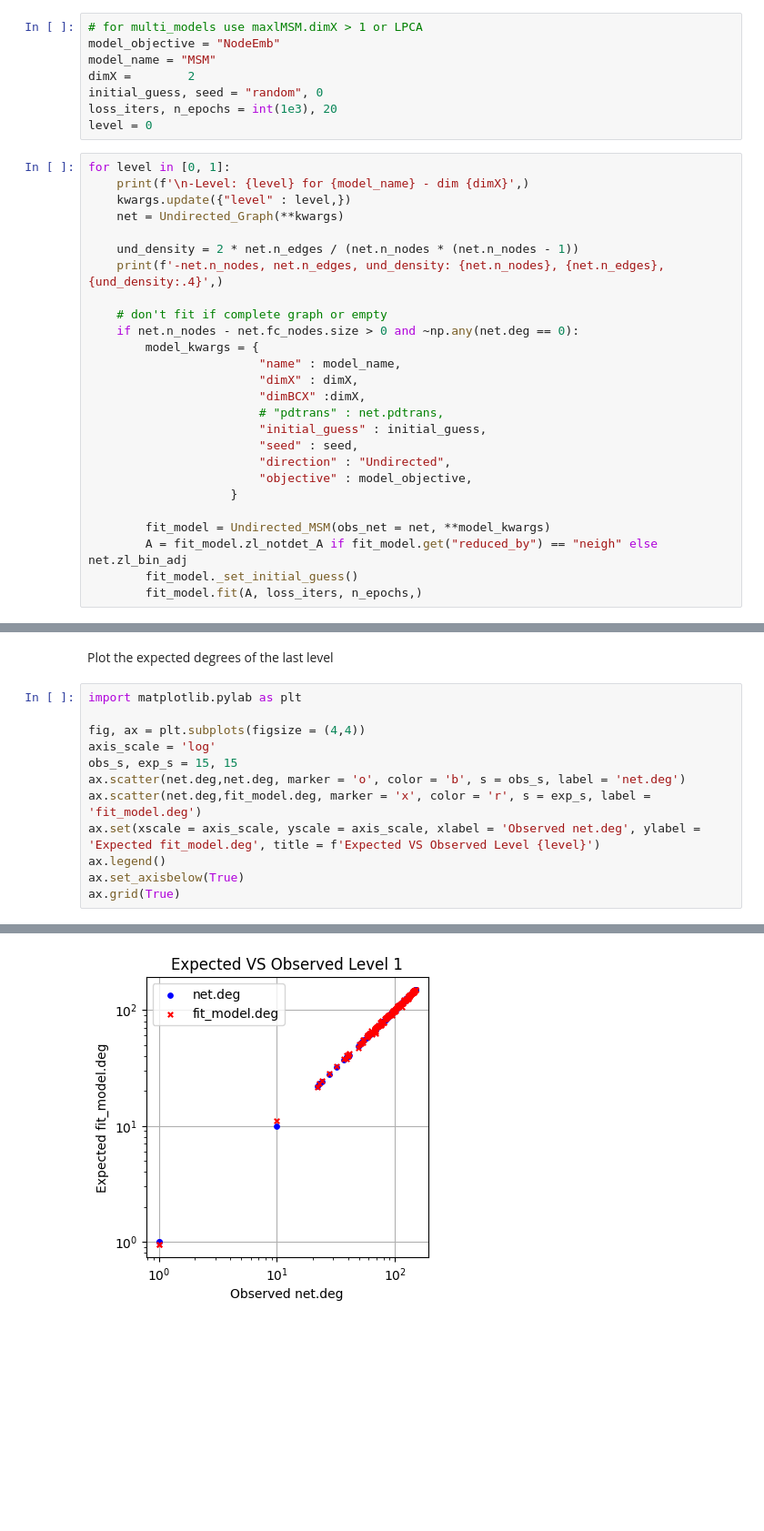
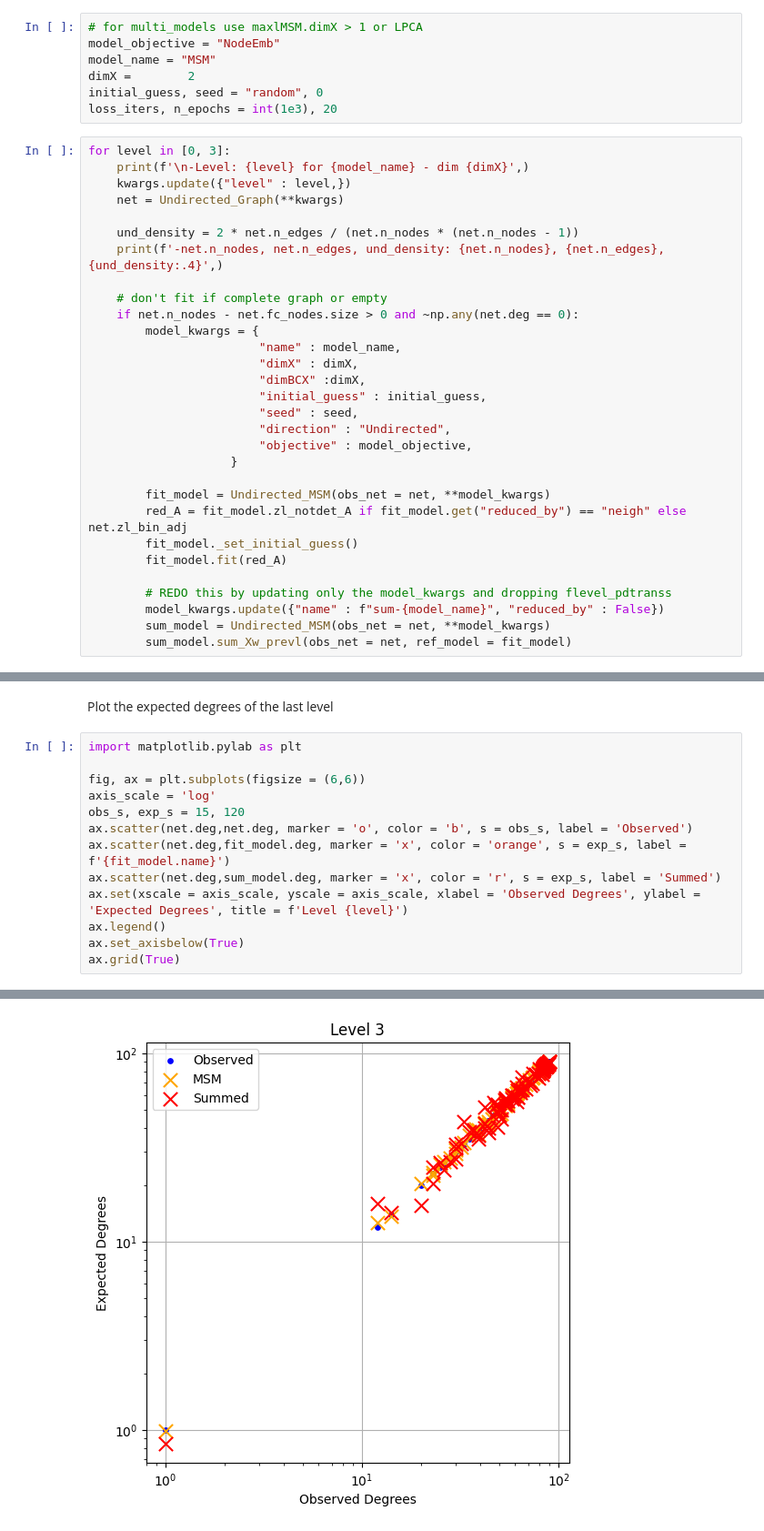
Before and after one commit to RMilock/multi-scale-node-embeddings, a Jupyter notebook: examples/node_embeddings.ipynb, the cells around one changed output, grey strips where cells are left out. Shown at 91% size. Saved outputs shown, nothing was run; the diff lists cells and outputs as text; blank space fills up the shorter version.

```diff
--- a/examples/node_embeddings.ipynb
+++ b/examples/node_embeddings.ipynb
@@ -60,9 +57,8 @@ model_name = "MSM"
 dimX =        2
 initial_guess, seed = "random", 0
 loss_iters, n_epochs = int(1e3), 20
-level = 0
 # %%
-for level in [0, 1]:
+for level in [0, 3]:
     print(f'\n-Level: {level} for {model_name} - dim {dimX}',)
     kwargs.update({"level" : level,})
     net = Undirected_Graph(**kwargs)
@@ -76,7 +72,6 @@ for level in [0, 1]:
                         "name" : model_name,
                         "dimX" : dimX,
                         "dimBCX" :dimX,
-                        # "pdtrans" : net.pdtrans,
                         "initial_guess" : initial_guess,
                         "seed" : seed,
                         "direction" : "Undirected",
@@ -84,9 +79,14 @@ for level in [0, 1]:
                     }
 
         fit_model = Undirected_MSM(obs_net = net, **model_kwargs)
-        A = fit_model.zl_notdet_A if fit_model.get("reduced_by") == "neigh" else net.zl_bin_adj
+        red_A = fit_model.zl_notdet_A if fit_model.get("reduced_by") == "neigh" else net.zl_bin_adj
         fit_model._set_initial_guess()
-        fit_model.fit(A, loss_iters, n_epochs,)
+        fit_model.fit(red_A)
+
+        # REDO this by updating only the model_kwargs and dropping flevel_pdtranss
+        model_kwargs.update({"name" : f"sum-{model_name}", "reduced_by" : False})
+        sum_model = Undirected_MSM(obs_net = net, **model_kwargs)
+        sum_model.sum_Xw_prevl(obs_net = net, ref_model = fit_model)
 # %% [output]
 -Level: 0 for MSM - dim 2
 -net.n_nodes, net.n_edges, und_density: 182, 9993, 0.6067
@@ -95,12 +98,13 @@ Plot the expected degrees of the last level
 # %%
 import matplotlib.pylab as plt
 
-fig, ax = plt.subplots(figsize = (4,4))
+fig, ax = plt.subplots(figsize = (6,6))
 axis_scale = 'log'
-obs_s, exp_s = 15, 15
-ax.scatter(net.deg,net.deg, marker = 'o', color = 'b', s = obs_s, label = 'net.deg')
-ax.scatter(net.deg,fit_model.deg, marker = 'x', color = 'r', s = exp_s, label = 'fit_model.deg')
-ax.set(xscale = axis_scale, yscale = axis_scale, xlabel = 'Observed net.deg', ylabel = 'Expected fit_model.deg', title = f'Expected VS Observed Level {level}')
+obs_s, exp_s = 15, 120
+ax.scatter(net.deg,net.deg, marker = 'o', color = 'b', s = obs_s, label = 'Observed')
+ax.scatter(net.deg,fit_model.deg, marker = 'x', color = 'orange', s = exp_s, label = f'{fit_model.name}')
+ax.scatter(net.deg,sum_model.deg, marker = 'x', color = 'r', s = exp_s, label = 'Summed')
+ax.set(xscale = axis_scale, yscale = axis_scale, xlabel = 'Observed Degrees', ylabel = 'Expected Degrees', title = f'Level {level}')
 ax.legend()
 ax.set_axisbelow(True)
 ax.grid(True)
@@ -116 +121 @@ ax.grid(True)
-[figure, old version]
+[figure, new version]
```
Also changed, not shown: parts of 3 cells of this notebook, 8 other files.
